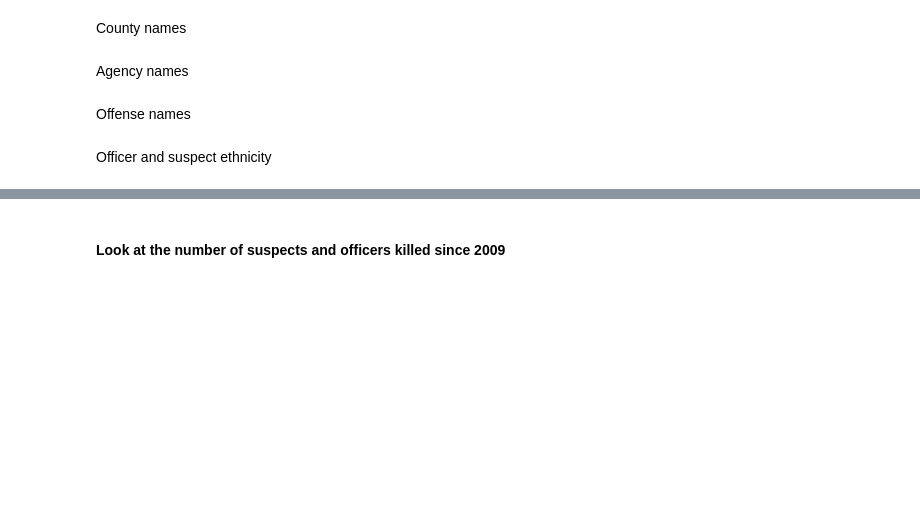
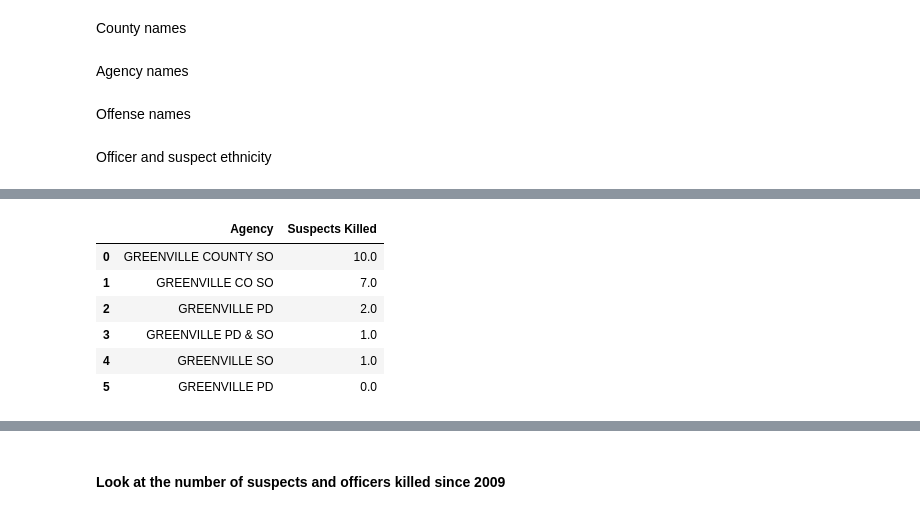
Before and after one commit to vetica/police-data, a Jupyter notebook: Police_Data.ipynb, the cells around one changed output, grey strips where cells are left out. Saved outputs shown, nothing was run; the diff lists cells and outputs as text; code cells hidden in the pictures; blank space fills up the shorter version.

```diff
--- a/Police_Data.ipynb
+++ b/Police_Data.ipynb
@@ -144,0 +148,16 @@ df['suspectEthnicity'] = df['suspectEthnicity'].str.upper()
+# %%
+# Here are the SQL selections I need to fullfill the project requirement
+
+pd.read_sql_query('''SELECT agency as Agency, SUM(suspectsKilled) as 'Suspects Killed'
+                    FROM data
+                    WHERE agency LIKE 'greenville%'
+                    GROUP BY agency
+                    ORDER BY [Suspects Killed] DESC''', conn)
+# %% [output]
+|  | Agency | Suspects Killed |
+| 0 | GREENVILLE COUNTY SO | 10.0 |
+| 1 | GREENVILLE CO SO | 7.0 |
+| 2 | GREENVILLE PD | 2.0 |
+| 3 | GREENVILLE PD & SO | 1.0 |
+| 4 | GREENVILLE SO | 1.0 |
+| 5 | GREENVILLE PD | 0.0 |
```
Also changed, not shown: parts of 17 cells of this notebook, 2 other files.
